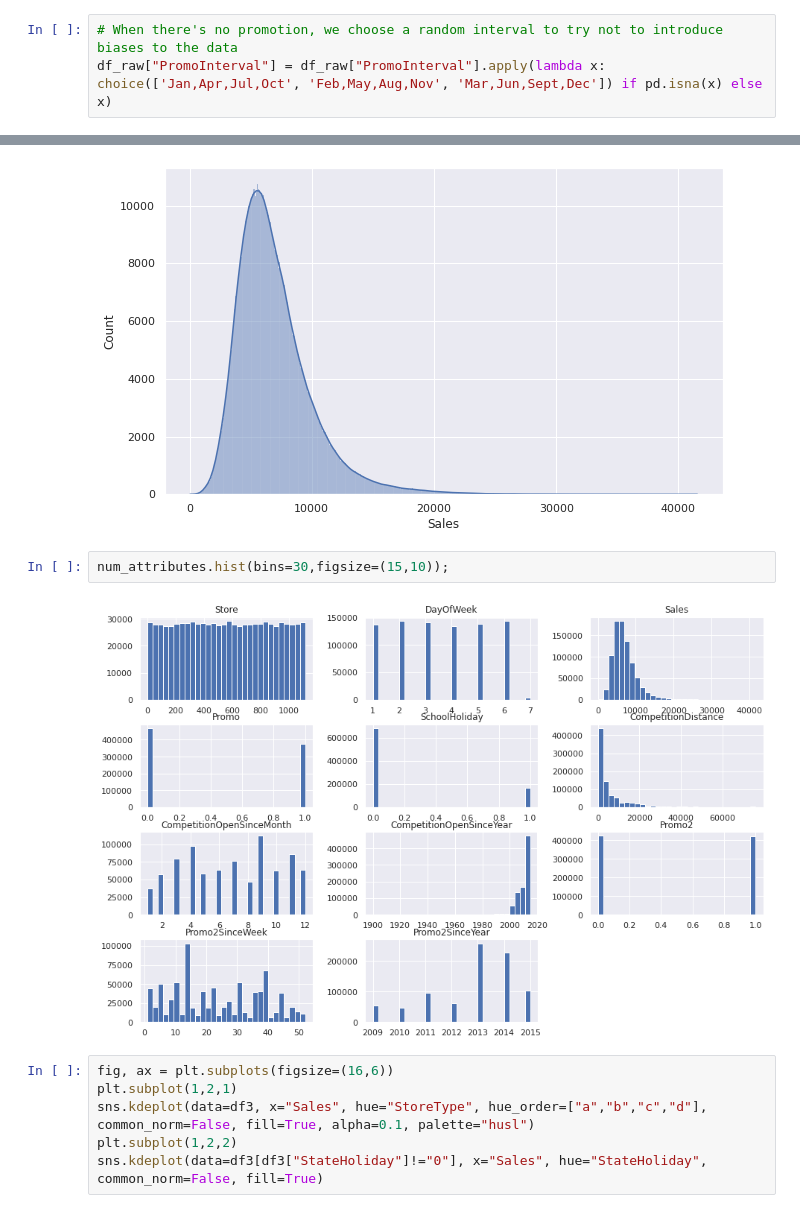
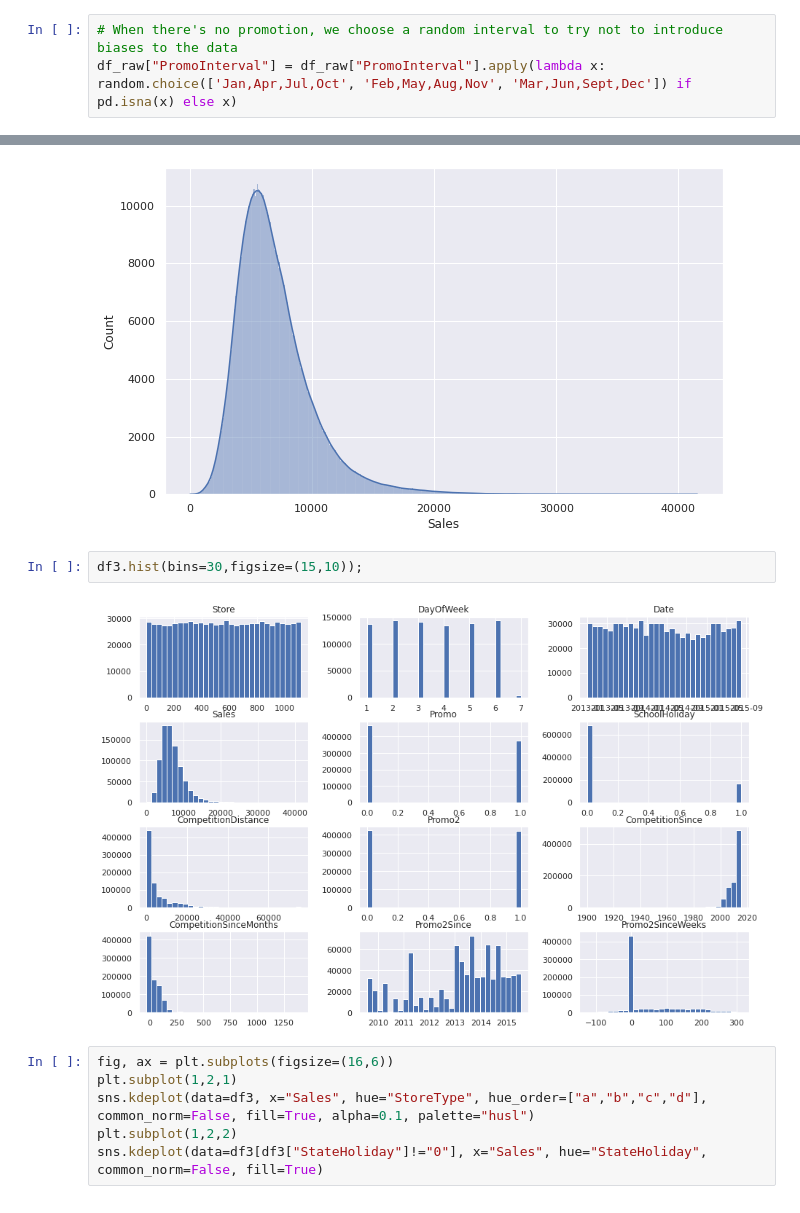
Before and after one commit to brenosakaguti/rossman-sales-prediction, a Jupyter notebook: rossman_sales_prediction.ipynb, the cells around one changed output, grey strips where cells are left out. Cells and saved outputs as stored; diff of their text form.

```diff
--- a/rossman_sales_prediction.ipynb
+++ b/rossman_sales_prediction.ipynb
@@ -64,7 +64,7 @@ df_raw["CompetitionOpenSinceMonth"] = df_raw.apply(lambda x: x["Date"].month if
 df_raw["CompetitionOpenSinceYear"] = df_raw.apply(lambda x: x["Date"].year if pd.isna(x["CompetitionOpenSinceYear"]) else x["CompetitionOpenSinceYear"], axis=1)
 # %%
 # When there's no promotion, we choose a random interval to try not to introduce biases to the data
-df_raw["PromoInterval"] = df_raw["PromoInterval"].apply(lambda x: choice(['Jan,Apr,Jul,Oct', 'Feb,May,Aug,Nov', 'Mar,Jun,Sept,Dec']) if pd.isna(x) else x)
+df_raw["PromoInterval"] = df_raw["PromoInterval"].apply(lambda x: random.choice(['Jan,Apr,Jul,Oct', 'Feb,May,Aug,Nov', 'Mar,Jun,Sept,Dec']) if pd.isna(x) else x)
 # %%
 df_raw["Promo2SinceYear"] = df_raw.apply(lambda x: x["Date"].year if pd.isna(x["Promo2SinceYear"]) else x["Promo2SinceYear"], axis=1)
 # %%
@@ -156,9 +157,9 @@ sns.histplot(df3["Sales"], kde=True)
 <AxesSubplot:xlabel='Sales', ylabel='Count'>
 [figure]
 # %%
-num_attributes.hist(bins=30,figsize=(15,10));
+df3.hist(bins=30,figsize=(15,10));
 # %% [output]
-[figure, old version]
+[figure, new version]
 # %%
 fig, ax = plt.subplots(figsize=(16,6))
 plt.subplot(1,2,1)
```
Also changed, not shown: parts of 10 cells of this notebook.
